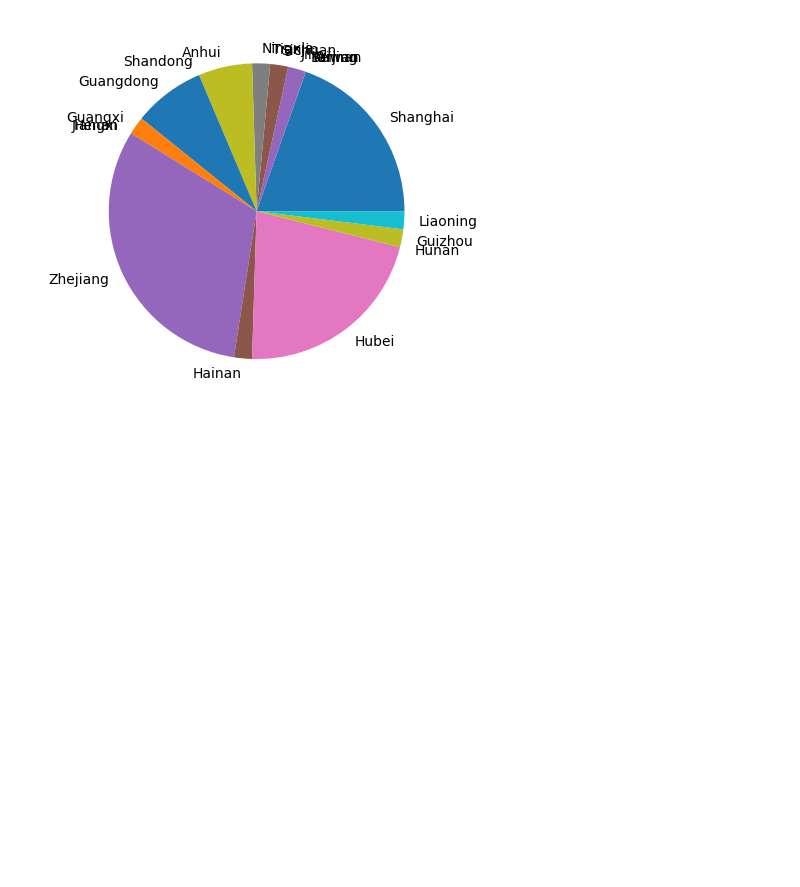
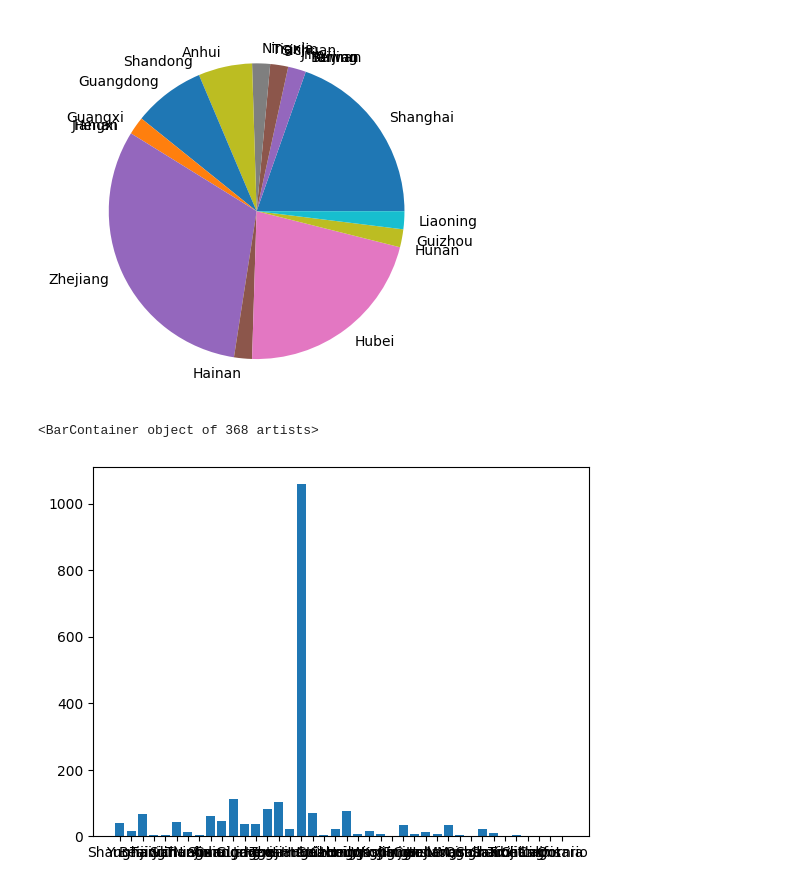
Before and after one commit to JenniferMaryX/sem-5, a Jupyter notebook: data visualization.ipynb, the cells around one changed output. Cells and saved outputs as stored; diff of their text form; code cells hidden in the pictures; blank space fills up the shorter version.

```diff
--- a/data visualization.ipynb
+++ b/data visualization.ipynb
@@ -66,3 +66,8 @@ pt.pie(data["Suspected"][:20],labels=data["Province/State"][:20])
   Text(1.0812704390822858, -0.20212431216160337, 'Guizhou'),
   Text(1.0979136717658105, -0.06771683210042119, 'Liaoning')])
 [figure]
+# %%
+pt.bar(data["Province/State"][:],data["Confirmed"][:])
+# %% [output]
+<BarContainer object of 368 artists>
+[figure, added]
```
